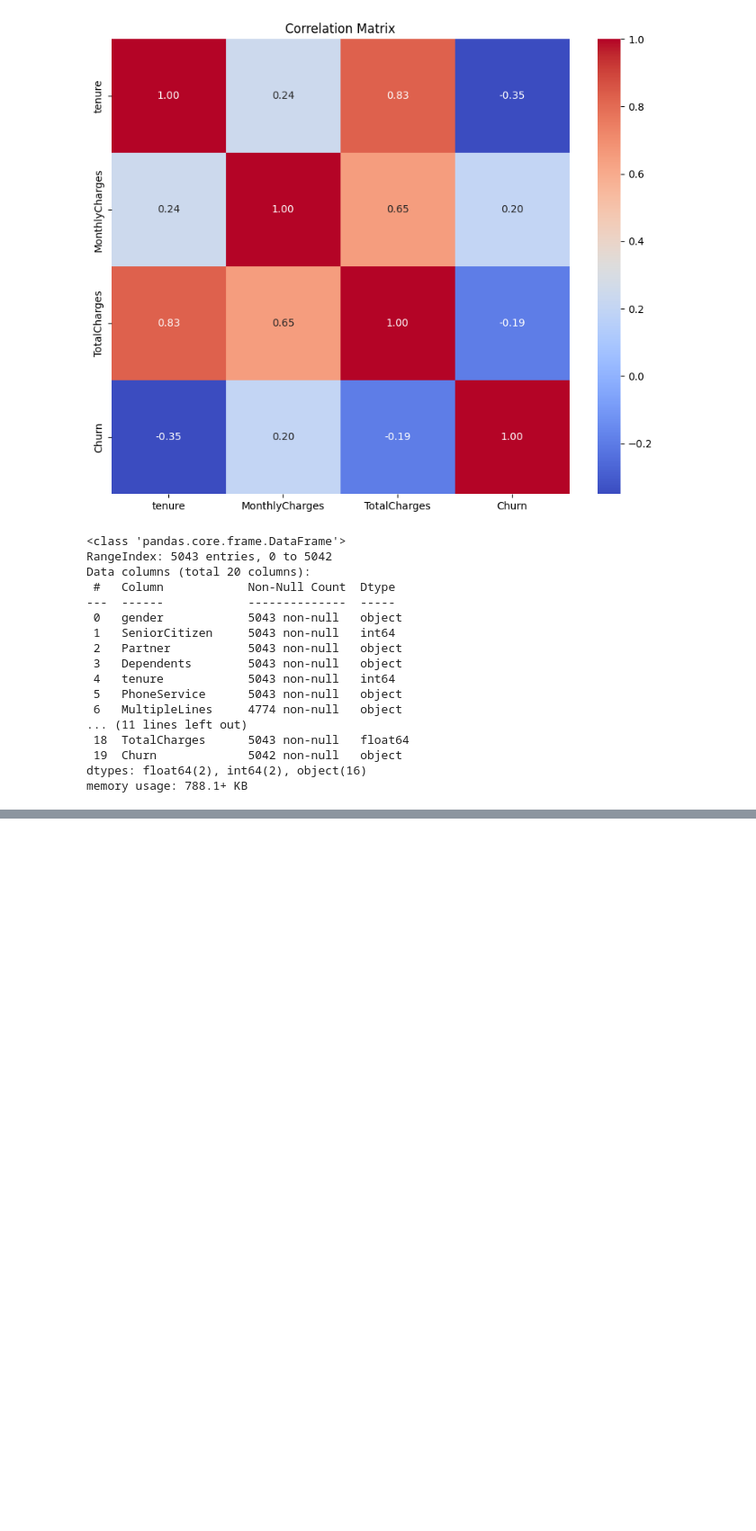
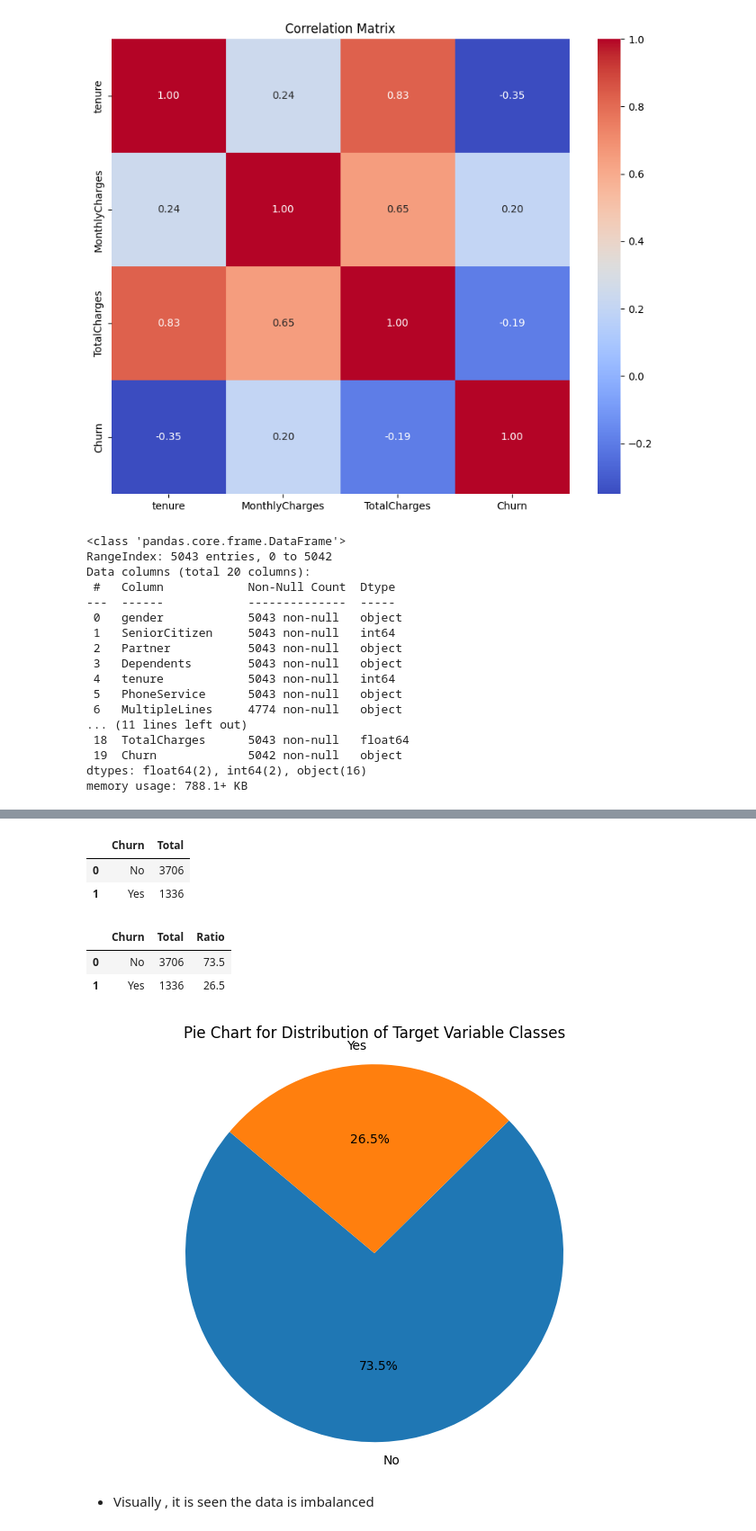
Before and after one commit to parockson/churn-analysis-with-machine-learning, a Jupyter notebook: datasets/raw_datasets/analysis_file.ipynb, the cells around one changed output, grey strips where cells are left out. Shown at 90% size. Cells and saved outputs as stored; diff of their text form; code cells hidden in the pictures; blank space fills up the shorter version.

```diff
--- a/notebook/analysis_file.ipynb
+++ b/datasets/raw_datasets/analysis_file.ipynb
@@ -1398,0 +1403,4 @@ df.to_csv('../datasets/raw_datasets/df.csv', index=False)
+# %%
+#call datasets to be used
+df = pd.read_csv('../datasets/raw_datasets/df.csv')
+df.head()
@@ -1398,0 +1414,27 @@ df.to_csv('../datasets/raw_datasets/df.csv', index=False)
+# %%
+class_disTarg = df['Churn'].value_counts().rename('Total').reset_index()
+class_disTarg
+# %% [output]
+|  | Churn | Total |
+| 0 | No | 3706 |
+| 1 | Yes | 1336 |
+# %%
+class_disTarg['Ratio'] = class_disTarg['Total'].apply(lambda x: round((x/class_disTarg['Total'].sum()*100), 2))
+class_disTarg
+# %% [output]
+|  | Churn | Total | Ratio |
+| 0 | No | 3706 | 73.5 |
+| 1 | Yes | 1336 | 26.5 |
+# %%
+#plotting the ration
+
+# Plotting a pie chart
+plt.figure(figsize=(8, 6))
+plt.pie(class_disTarg['Ratio'], labels=class_disTarg.Churn, autopct='%1.1f%%', startangle=140)
+plt.axis('equal')
+plt.title('Pie Chart for Distribution of Target Variable Classes')
+plt.show()
+# %% [output]
+[figure, added]
+# %% [markdown]
+* Visually , it is seen the data is imbalanced
```
Also changed, not shown: parts of 21 cells of this notebook, 1 other file.
